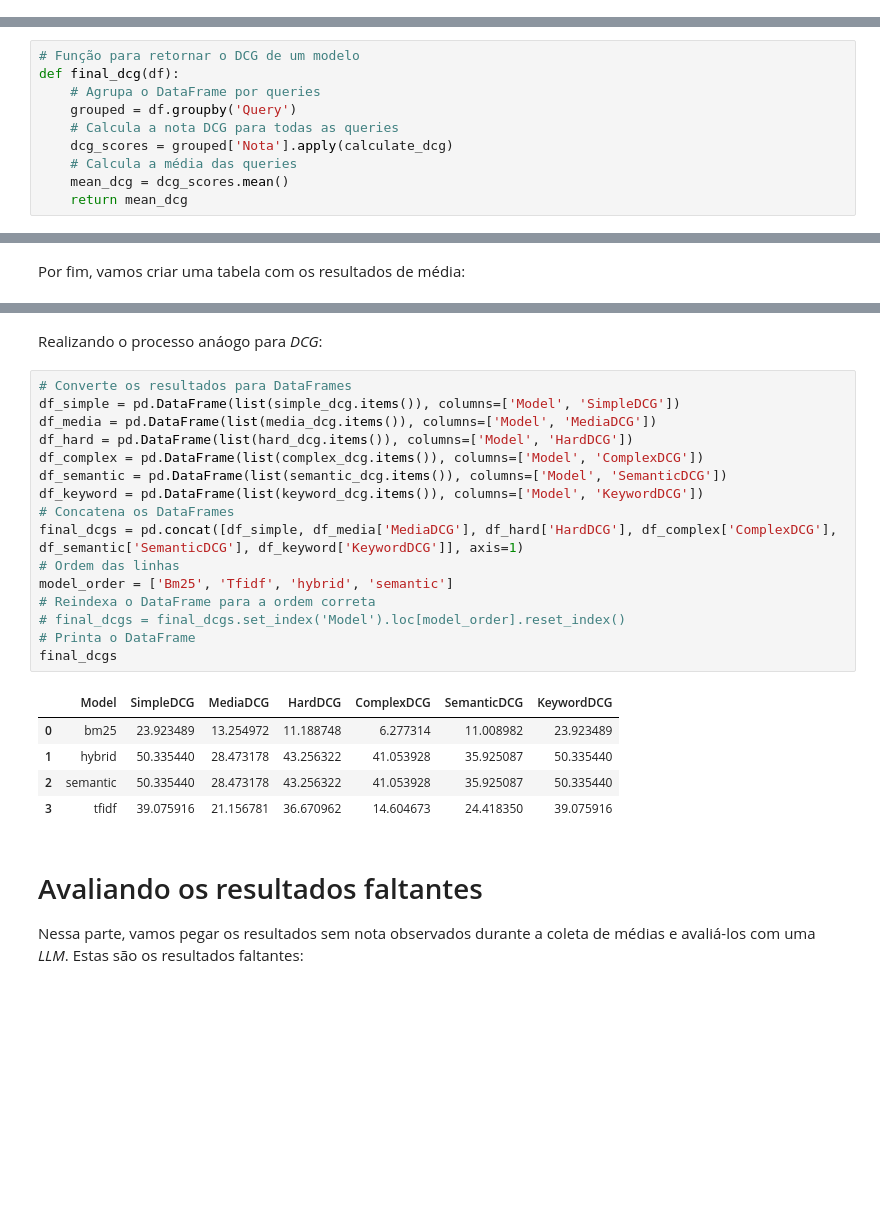
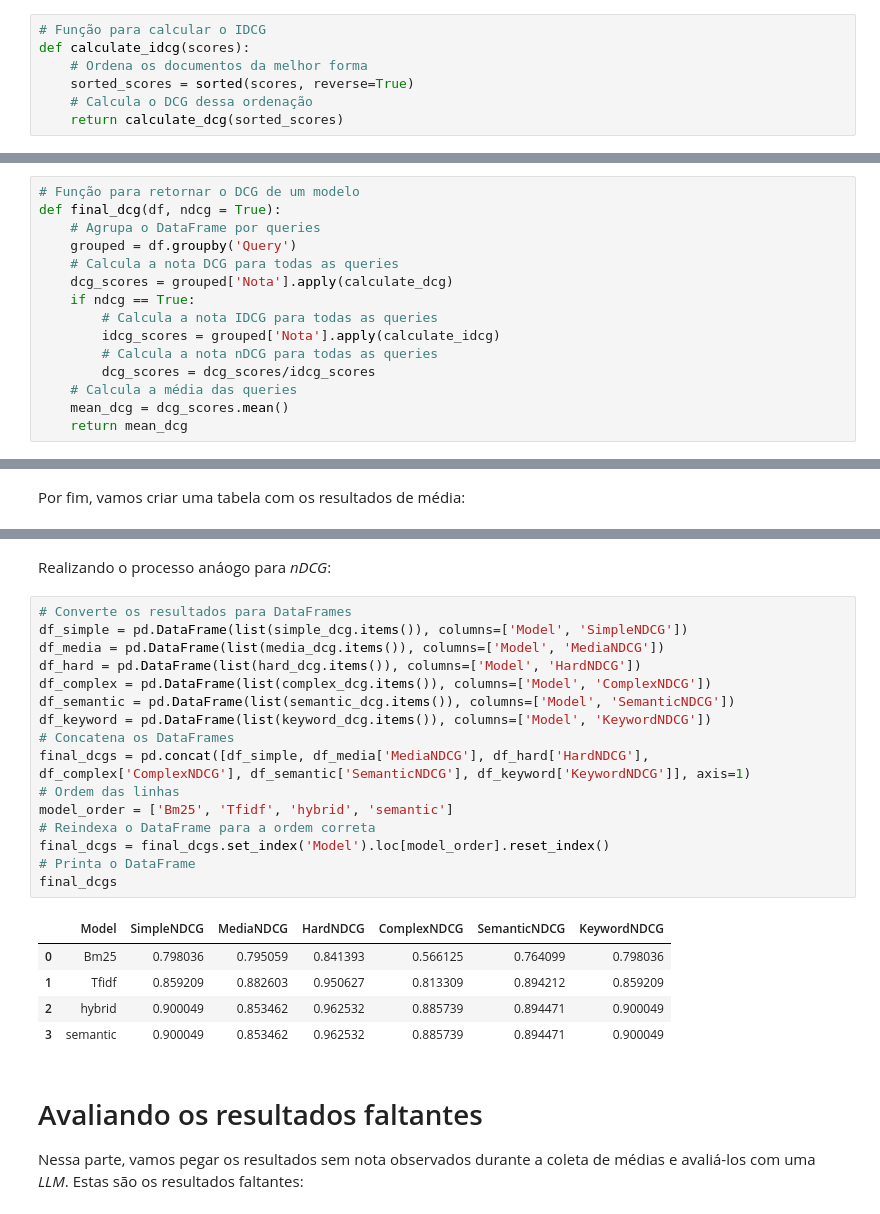
Before and after one commit to VanessaWille/Search_Engine, a Jupyter notebook: models_comparison.ipynb, the cells around one changed output, grey strips where cells are left out. Drawn from its saved outputs; the diff is of its cells as text; blank space fills up the shorter version.

```diff
--- a/models_comparison.ipynb
+++ b/models_comparison.ipynb
@@ -183,0 +186,7 @@ def calculate_dcg(scores):
+# %%
+# Função para calcular o IDCG
+def calculate_idcg(scores):
+    # Ordena os documentos da melhor forma
+    sorted_scores = sorted(scores, reverse=True)
+    # Calcula o DCG dessa ordenação
+    return calculate_dcg(sorted_scores)
@@ -186,10 +197,15 @@ Podemos assim calcular o *DCG* para cada *query* de um modelo. Para calcular a n
 # %%
 # Função para retornar o DCG de um modelo
-def final_dcg(df):
+def final_dcg(df, ndcg = True):
     # Agrupa o DataFrame por queries
     grouped = df.groupby('Query')
     # Calcula a nota DCG para todas as queries
     dcg_scores = grouped['Nota'].apply(calculate_dcg)
+    if ndcg == True:
+        # Calcula a nota IDCG para todas as queries
+        idcg_scores = grouped['Nota'].apply(calculate_idcg)
+        # Calcula a nota nDCG para todas as queries
+        dcg_scores = dcg_scores/idcg_scores
     # Calcula a média das queries
     mean_dcg = dcg_scores.mean()
     return mean_dcg
@@ -477,27 +478,27 @@ final_mean
 # %% [markdown]
-Realizando o processo anáogo para *DCG*:
+Realizando o processo anáogo para *nDCG*:
 # %%
 # Converte os resultados para DataFrames
-df_simple = pd.DataFrame(list(simple_dcg.items()), columns=['Model', 'SimpleDCG'])
-df_media = pd.DataFrame(list(media_dcg.items()), columns=['Model', 'MediaDCG'])
-df_hard = pd.DataFrame(list(hard_dcg.items()), columns=['Model', 'HardDCG'])
-df_complex = pd.DataFrame(list(complex_dcg.items()), columns=['Model', 'ComplexDCG'])
-df_semantic = pd.DataFrame(list(semantic_dcg.items()), columns=['Model', 'SemanticDCG'])
-df_keyword = pd.DataFrame(list(keyword_dcg.items()), columns=['Model', 'KeywordDCG'])
+df_simple = pd.DataFrame(list(simple_dcg.items()), columns=['Model', 'SimpleNDCG'])
+df_media = pd.DataFrame(list(media_dcg.items()), columns=['Model', 'MediaNDCG'])
+df_hard = pd.DataFrame(list(hard_dcg.items()), columns=['Model', 'HardNDCG'])
+df_complex = pd.DataFrame(list(complex_dcg.items()), columns=['Model', 'ComplexNDCG'])
+df_semantic = pd.DataFrame(list(semantic_dcg.items()), columns=['Model', 'SemanticNDCG'])
+df_keyword = pd.DataFrame(list(keyword_dcg.items()), columns=['Model', 'KeywordNDCG'])
 # Concatena os DataFrames
-final_dcgs = pd.concat([df_simple, df_media['MediaDCG'], df_hard['HardDCG'], df_complex['ComplexDCG'], df_semantic['SemanticDCG'], df_keyword['KeywordDCG']], axis=1)
+final_dcgs = pd.concat([df_simple, df_media['MediaNDCG'], df_hard['HardNDCG'], df_complex['ComplexNDCG'], df_semantic['SemanticNDCG'], df_keyword['KeywordNDCG']], axis=1)
 # Ordem das linhas
 model_order = ['Bm25', 'Tfidf', 'hybrid', 'semantic']
 # Reindexa o DataFrame para a ordem correta
-# final_dcgs = final_dcgs.set_index('Model').loc[model_order].reset_index()
+final_dcgs = final_dcgs.set_index('Model').loc[model_order].reset_index()
 # Printa o DataFrame
 final_dcgs
 # %% [output]
-|  | Model | SimpleDCG | MediaDCG | HardDCG | ComplexDCG | SemanticDCG | KeywordDCG |
-| 0 | bm25 | 23.923489 | 13.254972 | 11.188748 | 6.277314 | 11.008982 | 23.923489 |
-| 1 | hybrid | 50.335440 | 28.473178 | 43.256322 | 41.053928 | 35.925087 | 50.335440 |
-| 2 | semantic | 50.335440 | 28.473178 | 43.256322 | 41.053928 | 35.925087 | 50.335440 |
-| 3 | tfidf | 39.075916 | 21.156781 | 36.670962 | 14.604673 | 24.418350 | 39.075916 |
+|  | Model | SimpleNDCG | MediaNDCG | HardNDCG | ComplexNDCG | SemanticNDCG | KeywordNDCG |
+| 0 | Bm25 | 0.798036 | 0.795059 | 0.841393 | 0.566125 | 0.764099 | 0.798036 |
+| 1 | Tfidf | 0.859209 | 0.882603 | 0.950627 | 0.813309 | 0.894212 | 0.859209 |
+| 2 | hybrid | 0.900049 | 0.853462 | 0.962532 | 0.885739 | 0.894471 | 0.900049 |
+| 3 | semantic | 0.900049 | 0.853462 | 0.962532 | 0.885739 | 0.894471 | 0.900049 |
 # %% [markdown]
 # Avaliando os resultados faltantes
 
```
Also changed, not shown: parts of 17 cells of this notebook, 1 other file.
